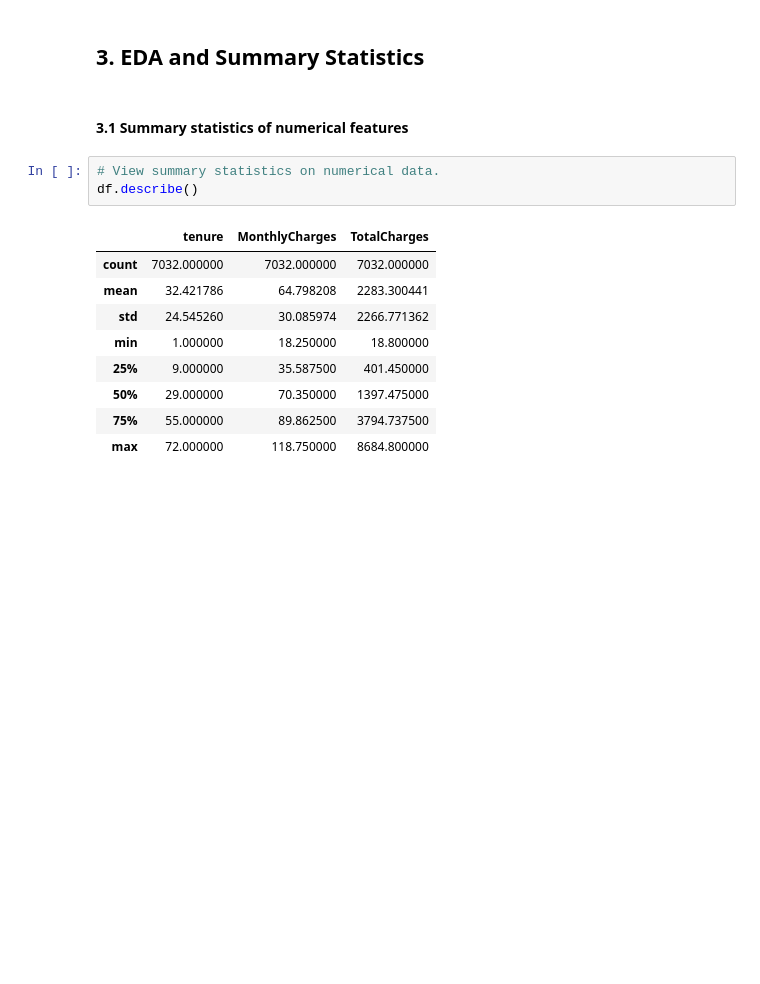
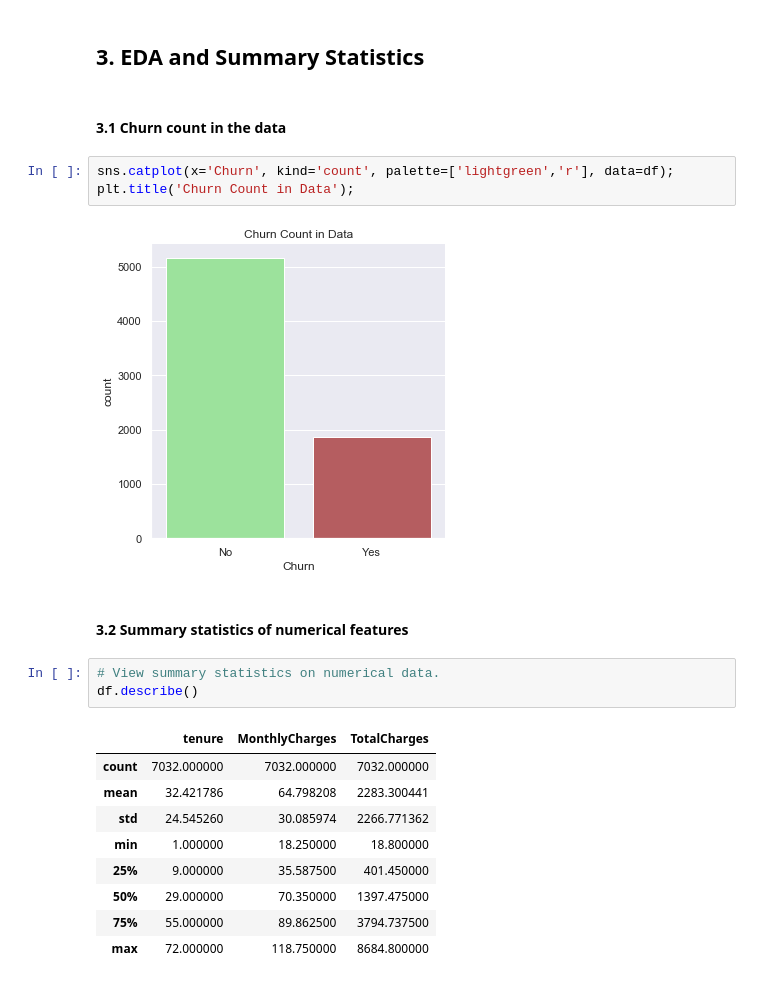
Before and after one commit to ayn28/Project-Portfolio, a Jupyter notebook: current-capstone-project/customer-churn/Customer_Churn.ipynb, the cells around one changed output. Cells and saved outputs as stored; diff of their text form; blank space fills up the shorter version.

```diff
--- a/current-capstone-project/customer-churn/Customer_Churn.ipynb
+++ b/current-capstone-project/customer-churn/Customer_Churn.ipynb
@@ -236,7 +236,14 @@ df.head()
 # %% [markdown]
 ## 3. EDA and Summary Statistics
+# %% [markdown]
+#### 3.1 Churn count in the data
+# %%
+sns.catplot(x='Churn', kind='count', palette=['lightgreen','r'], data=df);
+plt.title('Churn Count in Data');
+# %% [output]
+[figure, added]
 # %% [markdown]
-#### 3.1 Summary statistics of numerical features
+#### 3.2 Summary statistics of numerical features
 # %%
 # View summary statistics on numerical data.
 df.describe()
```
Also changed, not shown: parts of 22 cells of this notebook.
